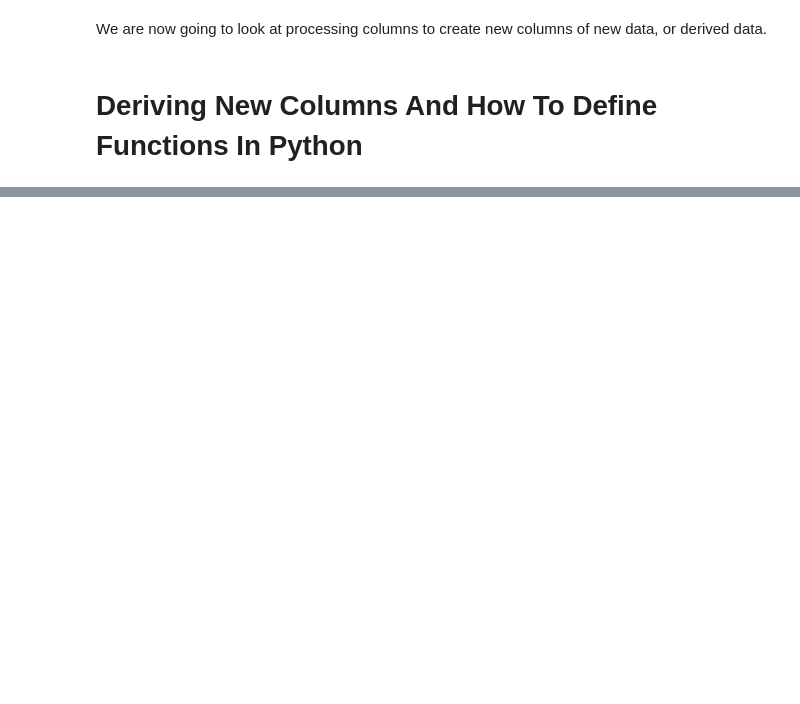
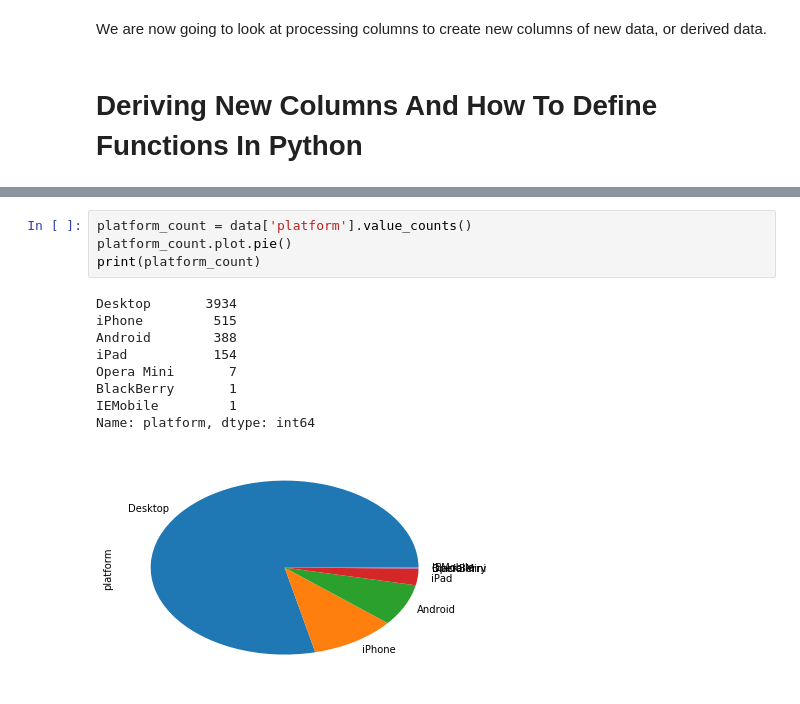
Before and after one commit to nellac77/gitfunkhouse, a Jupyter notebook: mode/Python Basics.ipynb, the cells around one changed output, grey strips where cells are left out. Saved outputs shown, nothing was run; the diff lists cells and outputs as text; blank space fills up the shorter version.

```diff
--- a/mode/Python Basics.ipynb
+++ b/mode/Python Basics.ipynb
@@ -941,0 +922,14 @@ We are now going to look at processing columns to create new columns of new data
+# %%
+platform_count = data['platform'].value_counts()
+platform_count.plot.pie()
+print(platform_count)
+# %% [output]
+Desktop       3934
+iPhone         515
+Android        388
+iPad           154
+Opera Mini       7
+BlackBerry       1
+IEMobile         1
+Name: platform, dtype: int64
+[figure, added]
```
Also changed, not shown: parts of 26 cells of this notebook.
